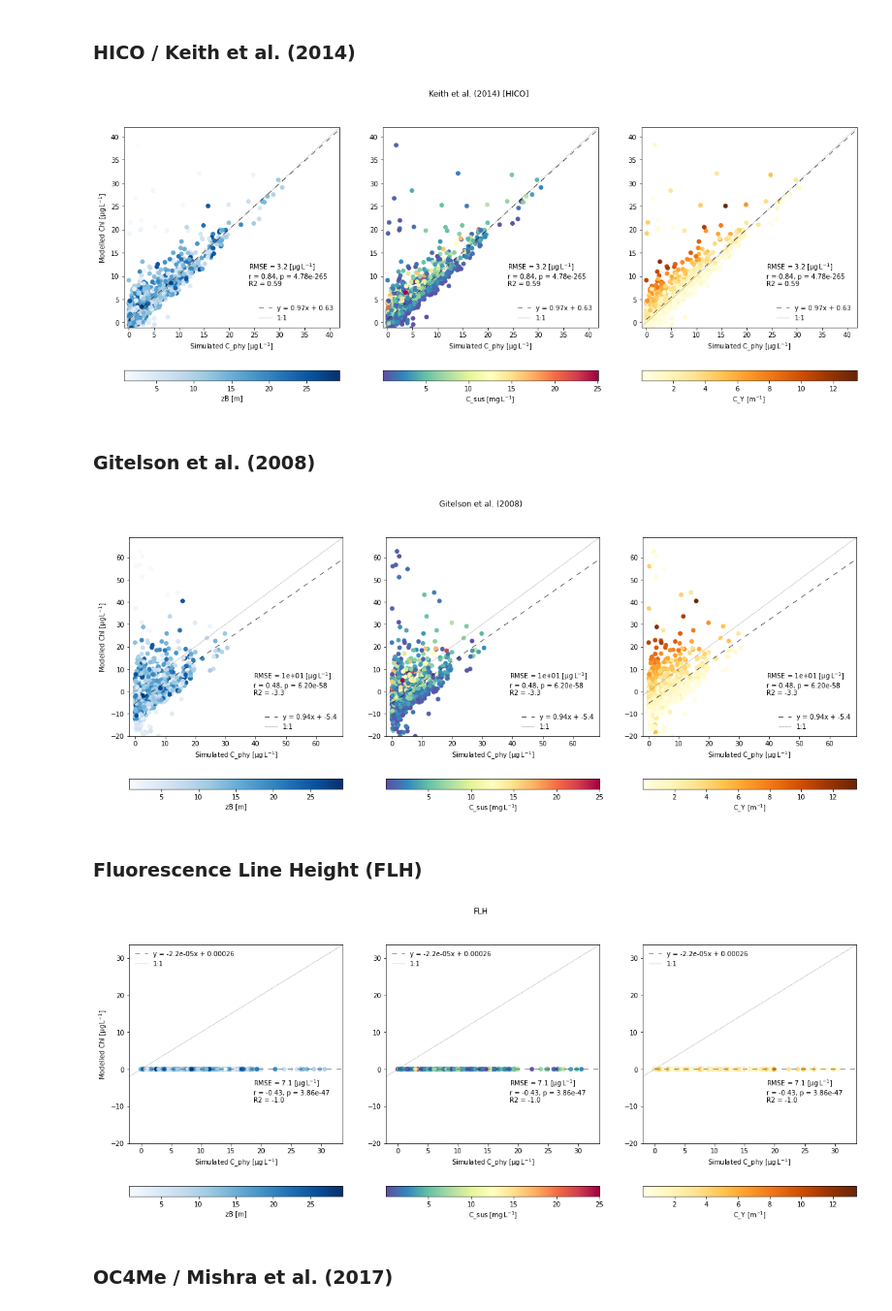
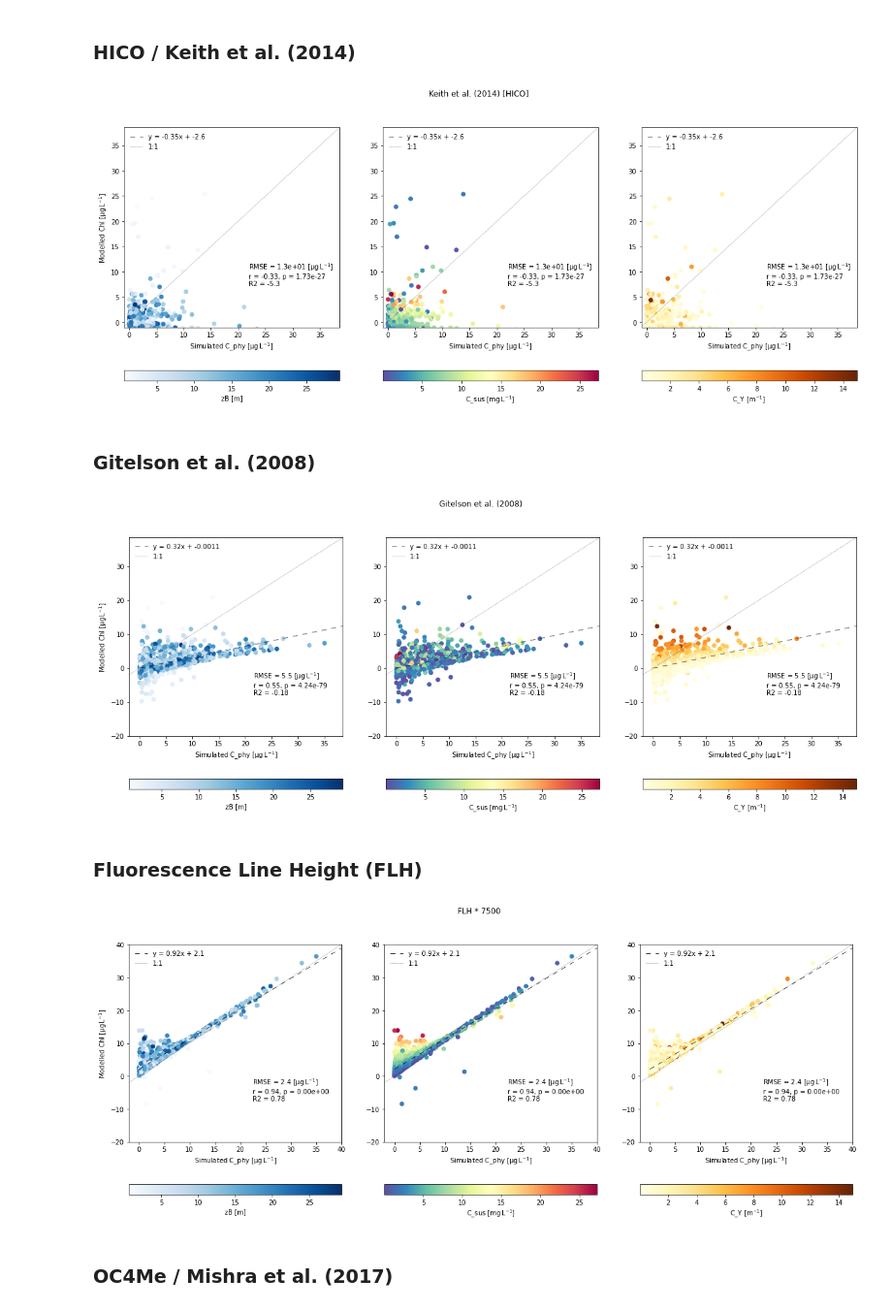
Before and after one commit to CMLandOcean/bio_optics, a Jupyter notebook: bio_optics/examples/03_How to use the model in forward mode for testing and debugging.ipynb, the cells around one changed output. Shown at 97% size. Cells and saved outputs as stored; diff of their text form; code cells hidden in the pictures.

```diff
--- a/bio_optics/examples/03_How to use the model in forward mode for testing and debugging.ipynb
+++ b/bio_optics/examples/03_How to use the model in forward mode for testing and debugging.ipynb
@@ -183,6 +184,8 @@ for i in np.arange(n):
     params.add('fit_surface', value=False)
 
     # Run model in forward mode to simulate water spectra using the pre-defined parameters.
+    # We added a function to simulate flurorescence which we couple to the total concentration of pythoplankton.
+    # The chosen ratio is a very rough estimate and has been chosen after some trial and error.
     R_rs_arr[i] = model.forward(parameters = params,
                                 wavelengths = wavelengths,
                                 a_i_spec_res = a_i_spec_res,
@@ -191,7 +194,8 @@ for i in np.arange(n):
                                 b_bw_res = b_bw_res,
                                 R_i_b_res = R_i_b_res,
                                 da_W_div_dT_res = da_W_div_dT_res,
-                                n2_res = n2_res)
+                                n2_res = n2_res) + fluorescence.R_rs_fl(wavelengths=wavelengths,
+                                                                        L_fl_lambda0=C_phy[i]/5000)
 
 # Compute a pseudo true-color hex code represenation for each spectrum.
 colors = np.array([plotting.spectrum_to_hex(x, wavelengths) for x in R_rs_arr])
@@ -1175,12 +1179,12 @@ fig.suptitle("Keith et al. (2014) [HICO]")
 
 plt.show()
 # %% [output]
-[figure, old version]
+[figure, new version]
 # %% [markdown]
 ### Gitelson et al. (2008)
 # %%
 y_true = simulated_chl
-y_pred = np.array([chl.gitelson(x, wavelengths) for x in R_rs_arr]) * 3 - 4.4 ## !!!
+y_pred = np.array([chl.gitelson(x, wavelengths) for x in R_rs_arr]) # * 3 - 4.4 ## !!!
 
 rmse = np.sqrt(mean_squared_error(y_true, y_pred))
 slope, intercept, r_value, p_value, std_err = scipy.stats.linregress(y_true, y_pred)
@@ -1243,12 +1247,12 @@ fig.suptitle("Gitelson et al. (2008)")
 
 plt.show()
 # %% [output]
-[figure, old version]
+[figure, new version]
 # %% [markdown]
 ### Fluorescence Line Height (FLH)
 # %%
 y_true = simulated_chl
-y_pred = np.array([chl.flh(x, wavelengths) for x in R_rs_arr])
+y_pred = np.array([chl.flh(x, wavelengths) for x in R_rs_arr]) * 7500
 
 rmse = np.sqrt(mean_squared_error(y_true, y_pred))
 slope, intercept, r_value, p_value, std_err = scipy.stats.linregress(y_true, y_pred)
@@ -1283,35 +1287,35 @@ axs[1].annotate('RMSE = '+'{:0.2}'.format(rmse) + ' [$\mathrm{\mu g \/ L^{-1}}$]
              'r = '+str(np.round(r_value,2)) + ', p = ' + '{:0.2e}'.format(p_value) +  '\n' +
              'R2 = '+'{:0.2}'.format(r2), xy=(0.58, 0.2),
              xycoords='axes fraction', fontsize=10, horizontalalignment='left', verticalalignment='bottom')
 axs[1].set_xlim(-2, np.max([y_true.max(), y_pred.max()]) + 0.1*np.max([y_true.max(), y_pred.max()]))
 axs[1].set_ylim(-20, np.max([y_true.max(), y_pred.max()]) + 0.1*np.max([y_true.max(), y_pred.max()]))
 axs[1].set_xlabel('Simulated C_phy [$\mathrm{\mu g \/ L^{-1}}$]')
 axs[1].legend(frameon=False)
 ##################################
 
 im2 = axs[2].scatter(y_true, y_pred, c=C_Y, cmap='YlOrBr')
 # line of best fit
 axs[2].plot(intercept + slope * np.arange(0,100), '--', dashes=(10, 10), c='k', label='y = ' + '{:0.2}'.format(slope) + 'x + ' + '{:0.2}'.format(intercept), linewidth=0.75)
 # 1:1 line
 axs[2].plot([-10,100],[-10,100], ':', c='k', linewidth=0.5, label='1:1')
 axs[2].annotate('RMSE = '+'{:0.2}'.format(rmse) + ' [$\mathrm{\mu g \/ L^{-1}}$]' + '\n' +
              'r = '+str(np.round(r_value,2)) + ', p = ' + '{:0.2e}'.format(p_value) +  '\n' +
              'R2 = '+'{:0.2}'.format(r2), xy=(0.58, 0.2),
              xycoords='axes fraction', fontsize=10, horizontalalignment='left', verticalalignment='bottom')
 axs[2].set_xlim(-2, np.max([y_true.max(), y_pred.max()]) + 0.1*np.max([y_true.max(), y_pred.max()]))
 axs[2].set_ylim(-20, np.max([y_true.max(), y_pred.max()]) + 0.1*np.max([y_true.max(), y_pred.max()]))
 axs[2].set_xlabel('Simulated C_phy [$\mathrm{\mu g \/ L^{-1}}$]')
 axs[2].legend(frameon=False)
 ##################################
 
 fig.colorbar(im0, ax=axs[0], orientation='horizontal', label='zB [m]')
 fig.colorbar(im1, ax=axs[1], orientation='horizontal', label='C_sus [$\mathrm{mg \/ L^{-1}}$]')
 fig.colorbar(im2, ax=axs[2], orientation='horizontal', label='C_Y [$\mathrm{m}^{-1}$]')
-fig.suptitle("FLH")
+fig.suptitle("FLH * 7500")
 
 plt.show()
 # %% [output]
-[figure, old version]
+[figure, new version]
 # %% [markdown]
 ### OC4Me / Mishra et al. (2017)
 # %%
```
Also changed, not shown: parts of 30 cells of this notebook, 1 other file.
